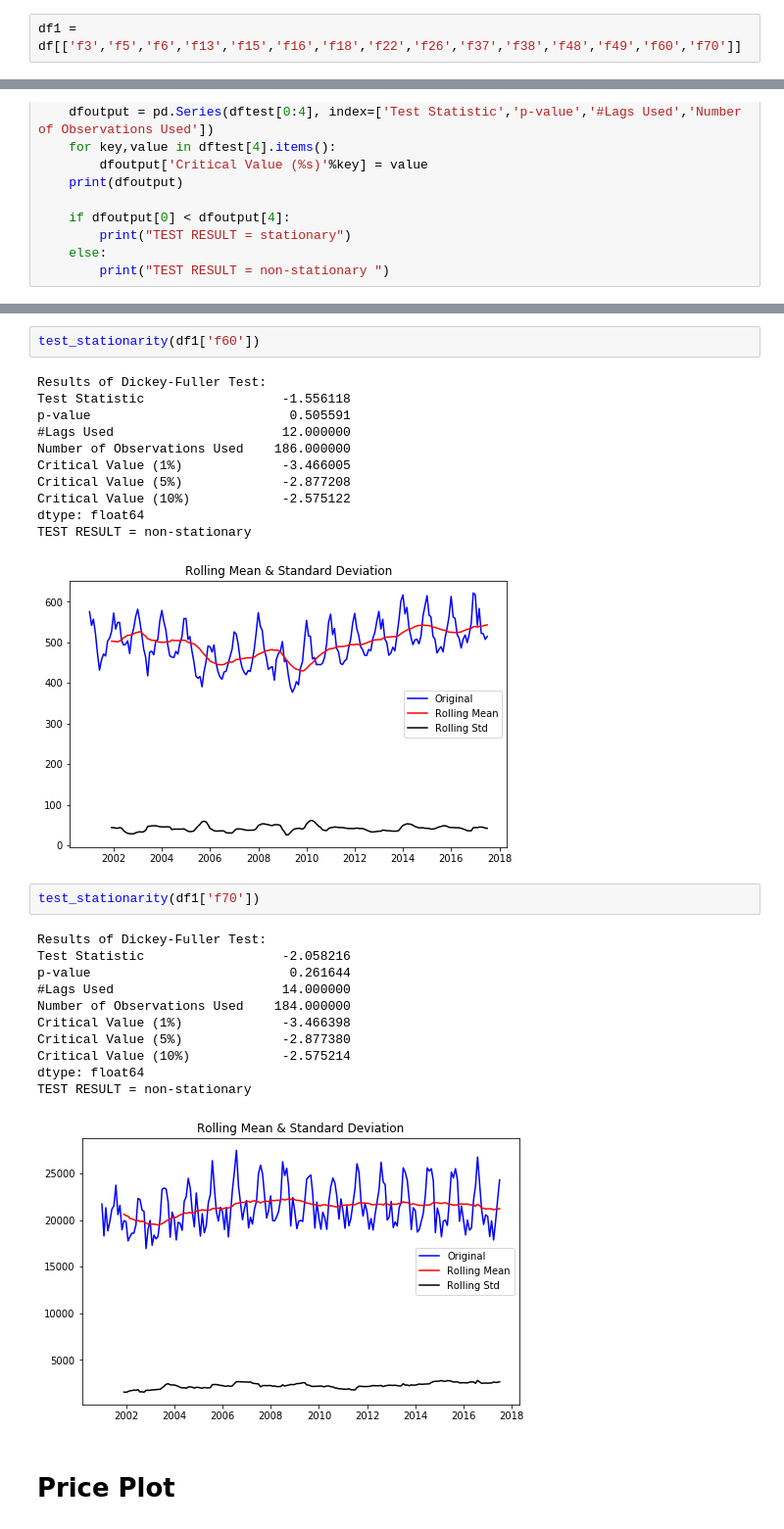
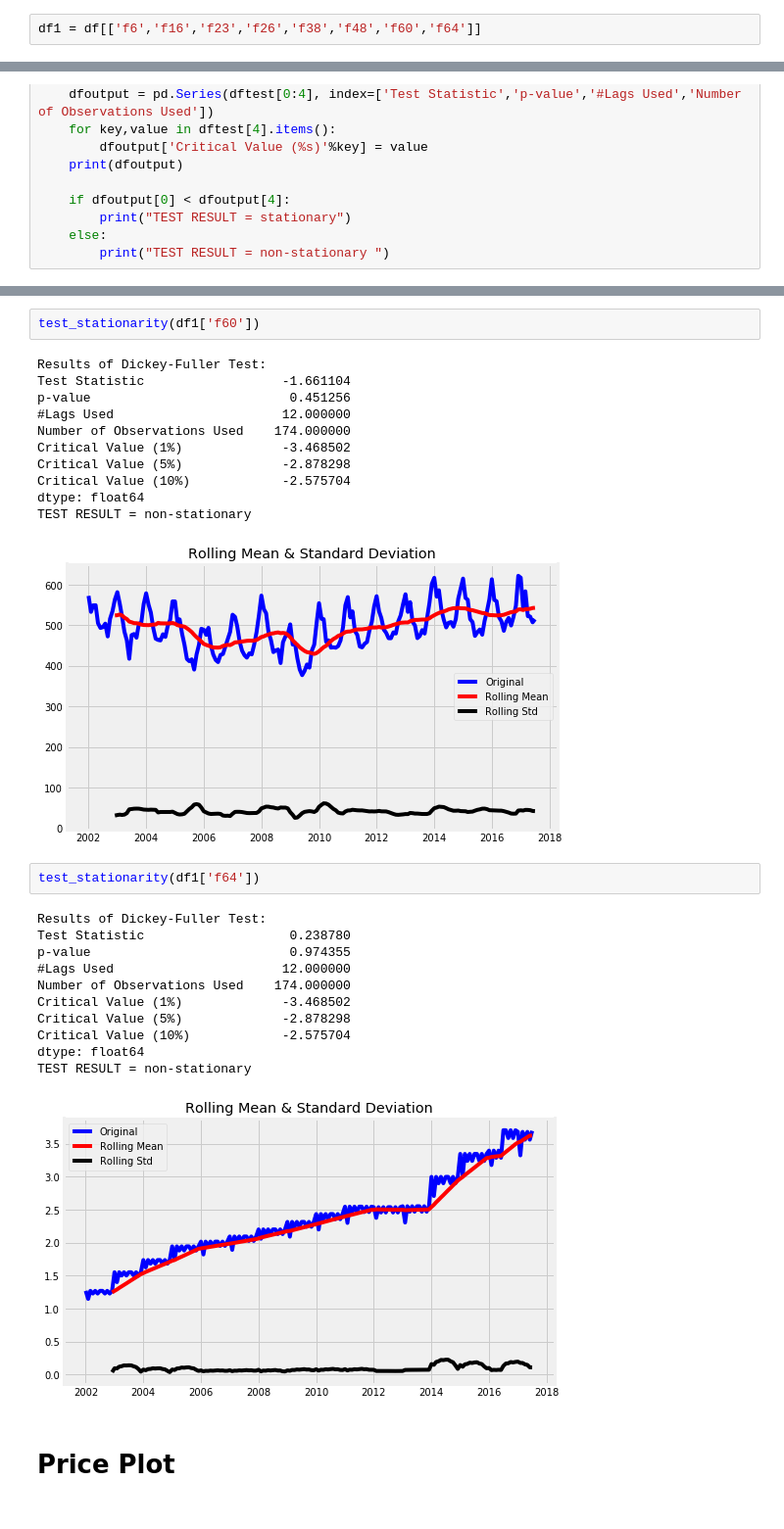
Before and after one commit to negarfazeli/energy-prediction, a Jupyter notebook: Energy TS Model_Shaojin Wei.ipynb, the cells around one changed output, grey strips where cells are left out. Shown at 98% size. Cells and saved outputs as stored; diff of their text form.

```diff
--- a/Energy TS Model_Shaojin Wei.ipynb
+++ b/Energy TS Model_Shaojin Wei.ipynb
@@ -67,7 +67,7 @@ df.head()
 # Selected Features = f3+f5+f6+f13+f15+f16+f18+f22+f26+f37+f38+f48+f49+f60+f70
 # 15 in total
 # %%
-df1 = df[['f3','f5','f6','f13','f15','f16','f18','f22','f26','f37','f38','f48','f49','f60','f70']]
+df1 = df[['f6','f16','f23','f26','f38','f48','f60','f64']]
 # %%
 df1.head()
 # %% [output]
@@ -313,30 +234,30 @@ TEST RESULT = non-stationary
 test_stationarity(df1['f60'])
 # %% [output]
 Results of Dickey-Fuller Test:
-Test Statistic                  -1.556118
-p-value                          0.505591
+Test Statistic                  -1.661104
+p-value                          0.451256
 #Lags Used                      12.000000
-Number of Observations Used    186.000000
-Critical Value (1%)             -3.466005
-Critical Value (5%)             -2.877208
-Critical Value (10%)            -2.575122
+Number of Observations Used    174.000000
+Critical Value (1%)             -3.468502
+Critical Value (5%)             -2.878298
+Critical Value (10%)            -2.575704
 dtype: float64
 TEST RESULT = non-stationary
-[figure, old version]
+[figure, new version]
 # %%
-test_stationarity(df1['f70'])
+test_stationarity(df1['f64'])
 # %% [output]
 Results of Dickey-Fuller Test:
-Test Statistic                  -2.058216
-p-value                          0.261644
-#Lags Used                      14.000000
-Number of Observations Used    184.000000
-Critical Value (1%)             -3.466398
-Critical Value (5%)             -2.877380
-Critical Value (10%)            -2.575214
+Test Statistic                   0.238780
+p-value                          0.974355
+#Lags Used                      12.000000
+Number of Observations Used    174.000000
+Critical Value (1%)             -3.468502
+Critical Value (5%)             -2.878298
+Critical Value (10%)            -2.575704
 dtype: float64
 TEST RESULT = non-stationary
-[figure, old version]
+[figure, new version]
 # %% [markdown]
 # Price Plot
 # %%
```
Also changed, not shown: parts of 50 cells of this notebook, 3 other files.
